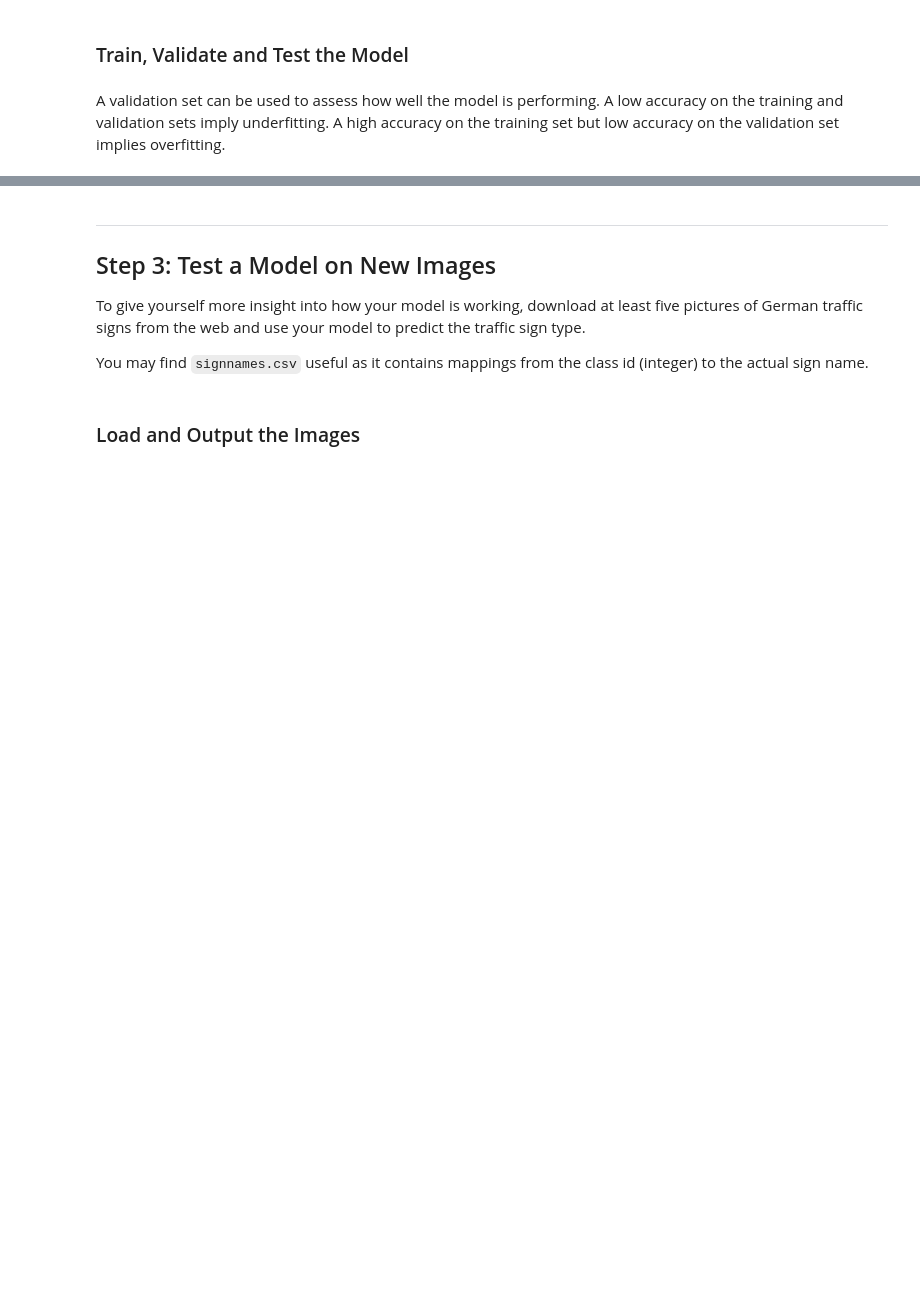
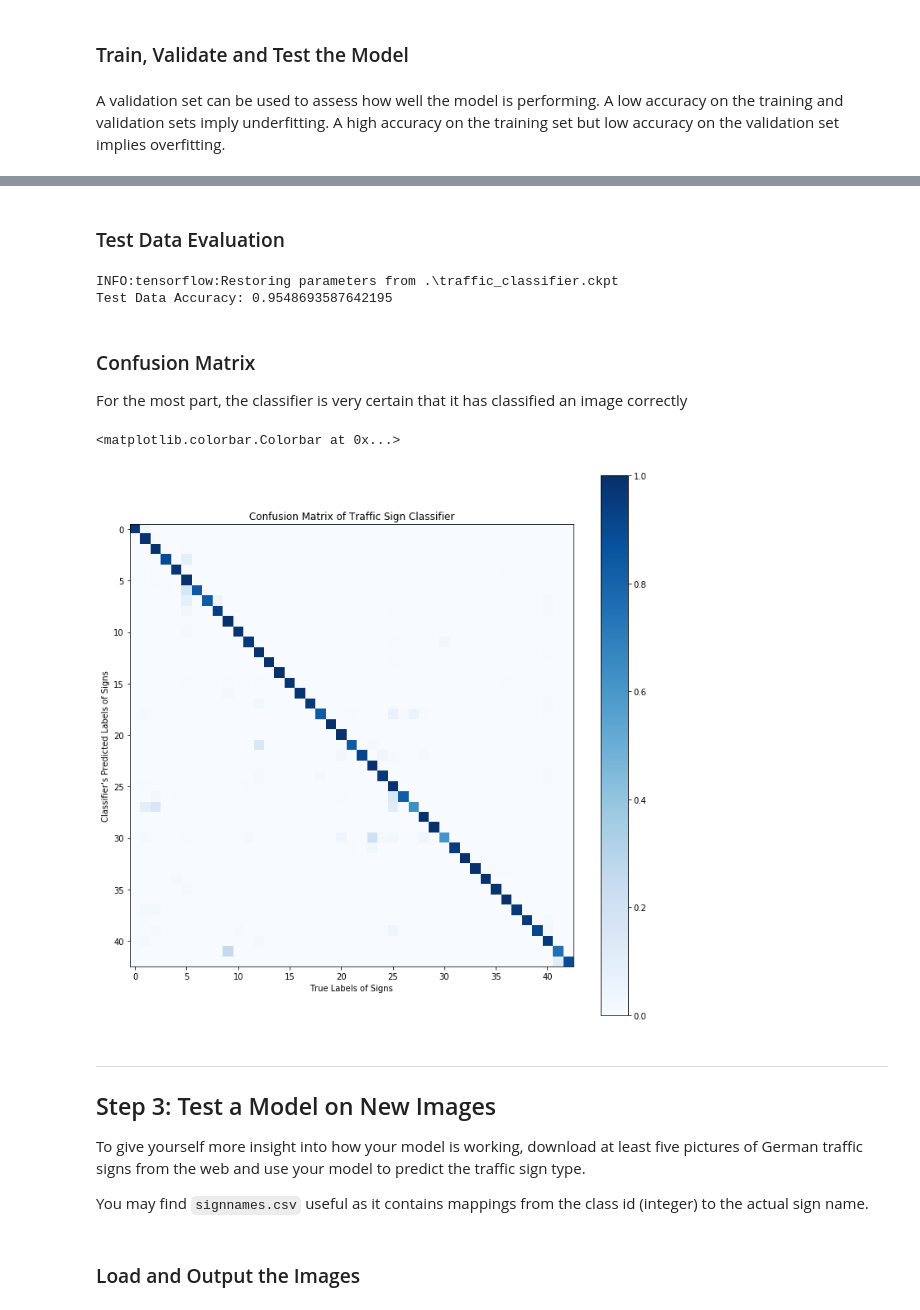
Before and after one commit to timothyta12/CarND-Traffic-Sign-Classifier-Project, a Jupyter notebook: Traffic_Sign_Classifier.ipynb, the cells around one changed output, grey strips where cells are left out. Cells and saved outputs as stored; diff of their text form; code cells hidden in the pictures; blank space fills up the shorter version.

```diff
--- a/Traffic_Sign_Classifier.ipynb
+++ b/Traffic_Sign_Classifier.ipynb
@@ -220,5 +254,9 @@ def batches(batch_size, features, labels):
 # %%
 def evaluate(input_data, output_data):
+    """Calculates the loss and accuracy of the data using the model
+    :param input_data: Image data which has been preprocessed (32x32x1 Gray and Scaled)
+    :param output_data: Labels of the data (Index number)
+    :return: Loss, Accuracy"""
     num_examples = len(input_data)
     total_accuracy = 0
     total_loss = 0
@@ -321,7 +378,7 @@ with tf.Session() as sess:
         for batch_features, batch_labels in batches(batch_size, train_data, train['labels']):
             sess.run(optimizer, feed_dict={inputs: batch_features,
                                          outputs: batch_labels,
-                                         keep_prob: 0.5,
+                                         keep_prob: 0.3,
                                          is_training: True})
         train_loss, train_accuracy = evaluate(train_data, train['labels'])
         valid_loss, valid_accuracy = evaluate(valid_data, valid['labels'])
@@ -344,3 +403,42 @@ with tf.Session() as sess:
+# %% [markdown]
+### Test Data Evaluation
+# %%
+import os
+with tf.Session() as sess:
+    saver.restore(sess, tf.train.latest_checkpoint('.'))
+
+    test_loss, test_accuracy = evaluate(test_data, test['labels'])
+    print("Test Data Accuracy: {}".format(test_accuracy))
+
+    test_predictions = []
+    for batch_data, batch_labels in batches(batch_size, test_data, test['labels']):
+        batch_predictions = sess.run(out, feed_dict={inputs: batch_data,
+                                                     outputs: batch_labels,
+                                                     is_training: False,
+                                                     keep_prob: 1.0})
+        test_predictions.extend(np.argmax(batch_predictions,1))
+# %% [output]
+INFO:tensorflow:Restoring parameters from .\traffic_classifier.ckpt
+Test Data Accuracy: 0.9548693587642195
+# %% [markdown]
+### Confusion Matrix
+
+For the most part, the classifier is very certain that it has classified an image correctly
+# %%
+from sklearn.metrics import confusion_matrix
+plt.figure(figsize=(12,12))
+
+# https://github.com/viadanna/sdc-traffic-sign-classifier
+cm = confusion_matrix(test['labels'], test_predictions)
+cm = cm.astype('float') / cm.sum(axis=1)[:, np.newaxis]
+plt.title("Confusion Matrix of Traffic Sign Classifier")
+plt.xlabel("True Labels of Signs")
+plt.ylabel("Classifier's Predicted Labels of Signs")
+plt.imshow(cm, interpolation='nearest', cmap=plt.cm.Blues)
+plt.colorbar()
+# %% [output]
+<matplotlib.colorbar.Colorbar at 0x...>
+[figure, added]
 # %% [markdown]
 
 ---
```
Also changed, not shown: parts of 13 cells of this notebook.
